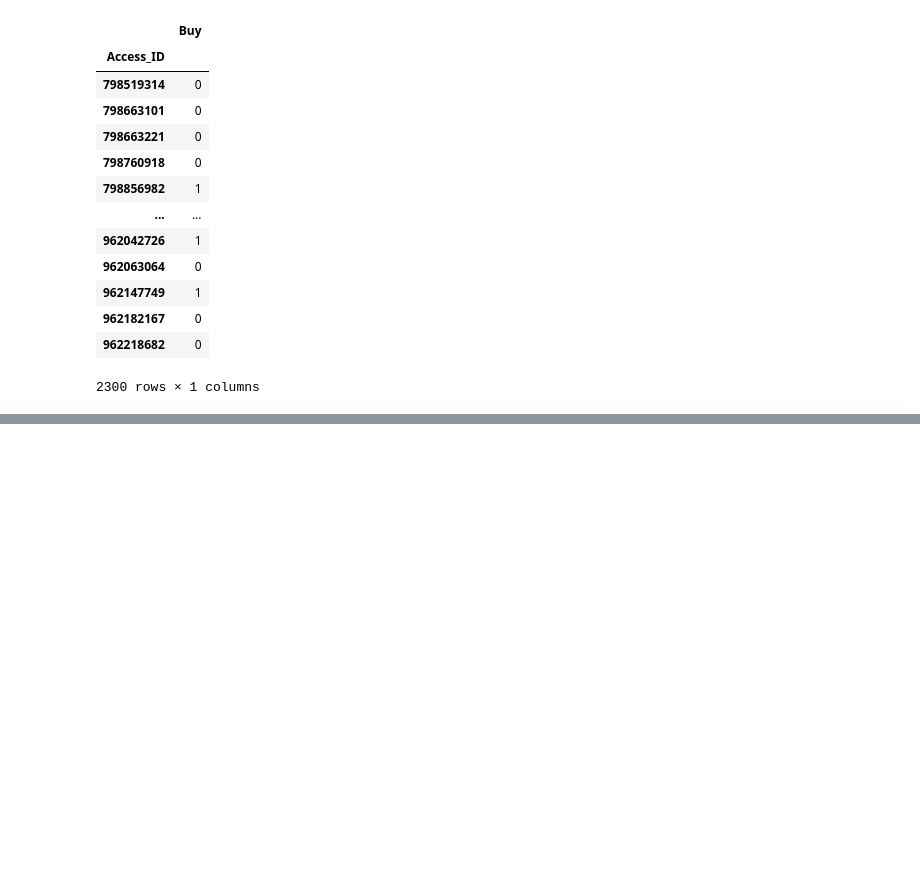
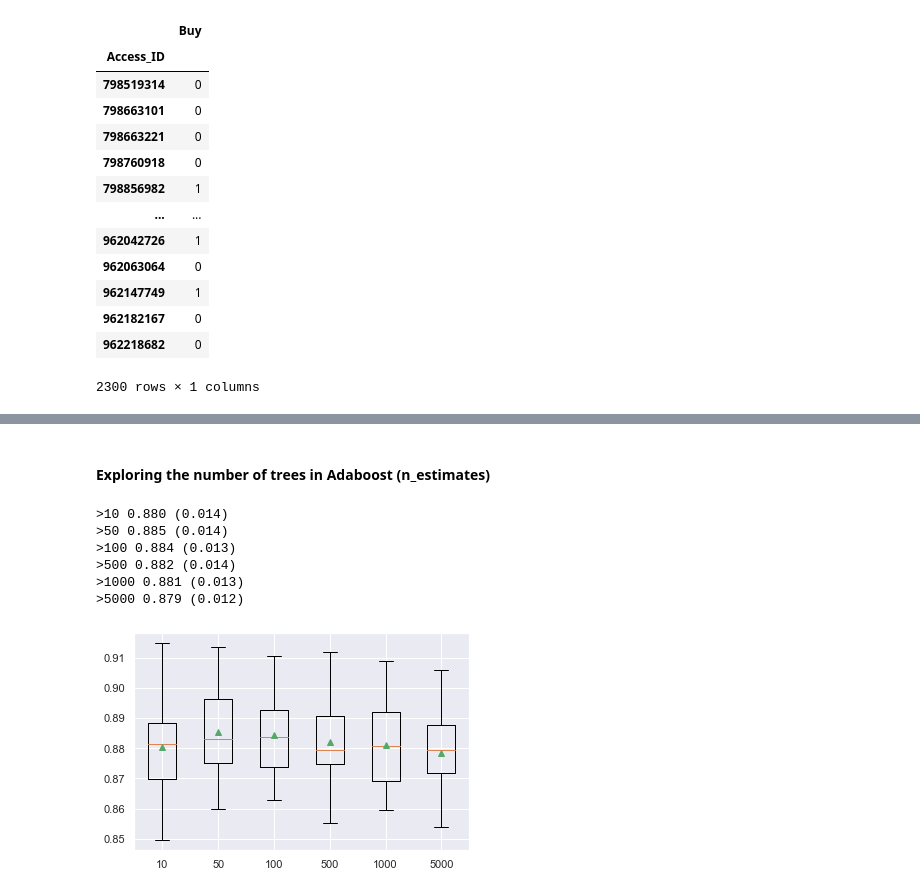
Before and after one commit to filipacarreira/MachineLearningProject, a Jupyter notebook: techscape-ecommerce/main_withchanges.ipynb, the cells around one changed output, grey strips where cells are left out. Saved outputs shown, nothing was run; the diff lists cells and outputs as text; code cells hidden in the pictures; blank space fills up the shorter version.

Commit message:
2nd try svm_adaboost

```diff
--- a/techscape-ecommerce/main_withchanges.ipynb
+++ b/techscape-ecommerce/main_withchanges.ipynb
@@ -2736,0 +3025,57 @@ comparing scales - KNN;LOG - leonor - (neural networks part 1)
+# %% [markdown]
+#### Exploring the number of trees in Adaboost (n_estimates)
+# %%
+# explore adaboost ensemble number of trees effect on performance
+from numpy import mean
+from numpy import std
+from sklearn.datasets import make_classification
+from sklearn.model_selection import cross_val_score
+from sklearn.model_selection import RepeatedStratifiedKFold
+from sklearn.ensemble import AdaBoostClassifier
+from matplotlib import pyplot
+
+# get the dataset
+
+
+# get a list of models to evaluate
+def get_models():
+	models = dict()
+	# define number of trees to consider
+	n_trees = [10, 50, 100, 500, 1000, 5000]
+	for n in n_trees:
+		models[str(n)] = AdaBoostClassifier(n_estimators=n)
+	return models
+
+# evaluate a given model using cross-validation
+def evaluate_model(model, X, y):
+	# define the evaluation procedure
+	cv = RepeatedStratifiedKFold(n_splits=10, n_repeats=3, random_state=1)
+	# evaluate the model and collect the results
+	scores = cross_val_score(model, X, y, scoring='accuracy', cv=cv, n_jobs=-1)
+	return scores
+
+# define dataset
+
+# get the models to evaluate
+models = get_models()
+# evaluate the models and store results
+results, names = list(), list()
+for name, model in models.items():
+	# evaluate the model
+	scores = evaluate_model(model, X_train_eng[set2], y_train_df)
+	# store the results
+	results.append(scores)
+	names.append(name)
+	# summarize the performance along the way
+	print('>%s %.3f (%.3f)' % (name, mean(scores), std(scores)))
+# plot model performance for comparison
+pyplot.boxplot(results, labels=names, showmeans=True)
+pyplot.show()
+# %% [output]
+>10 0.880 (0.014)
+>50 0.885 (0.014)
+>100 0.884 (0.013)
+>500 0.882 (0.014)
+>1000 0.881 (0.013)
+>5000 0.879 (0.012)
+[figure, added]
```
Also changed, not shown: parts of 41 cells of this notebook, 4 other files.
